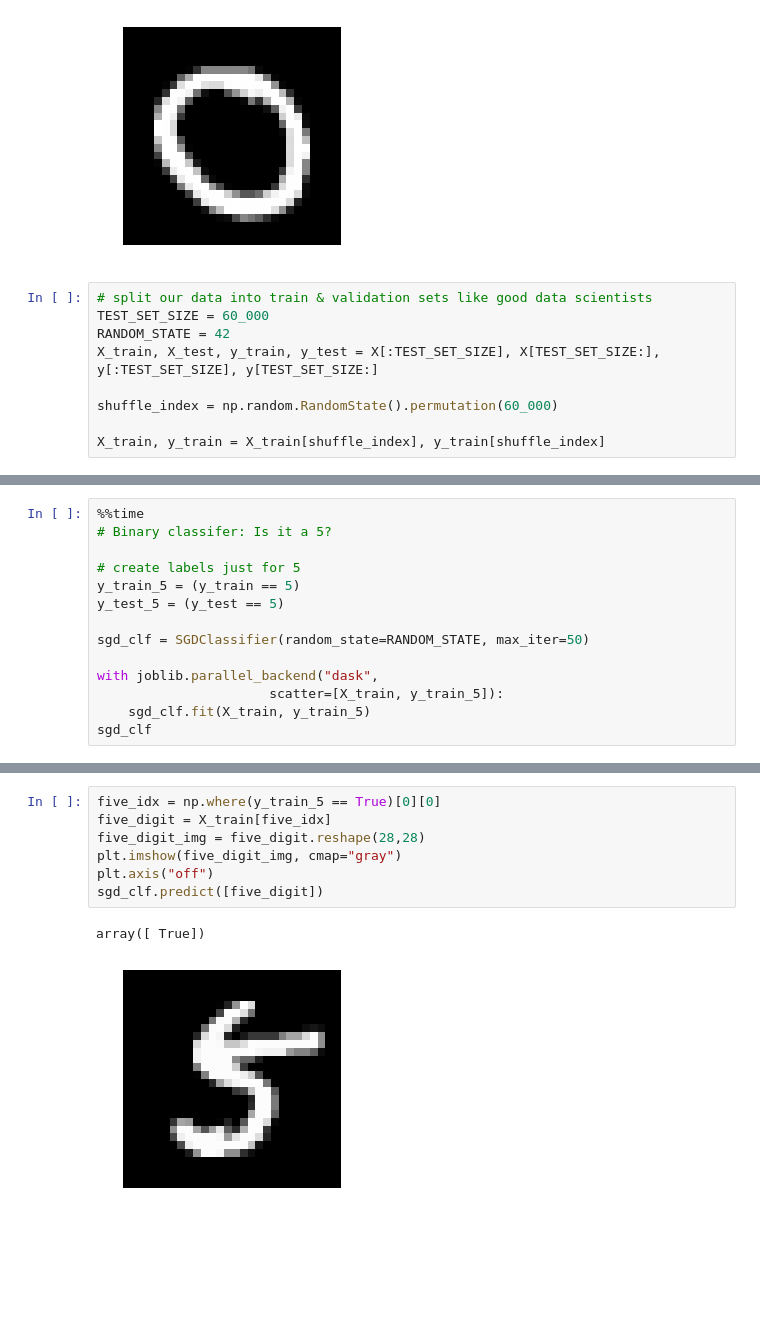
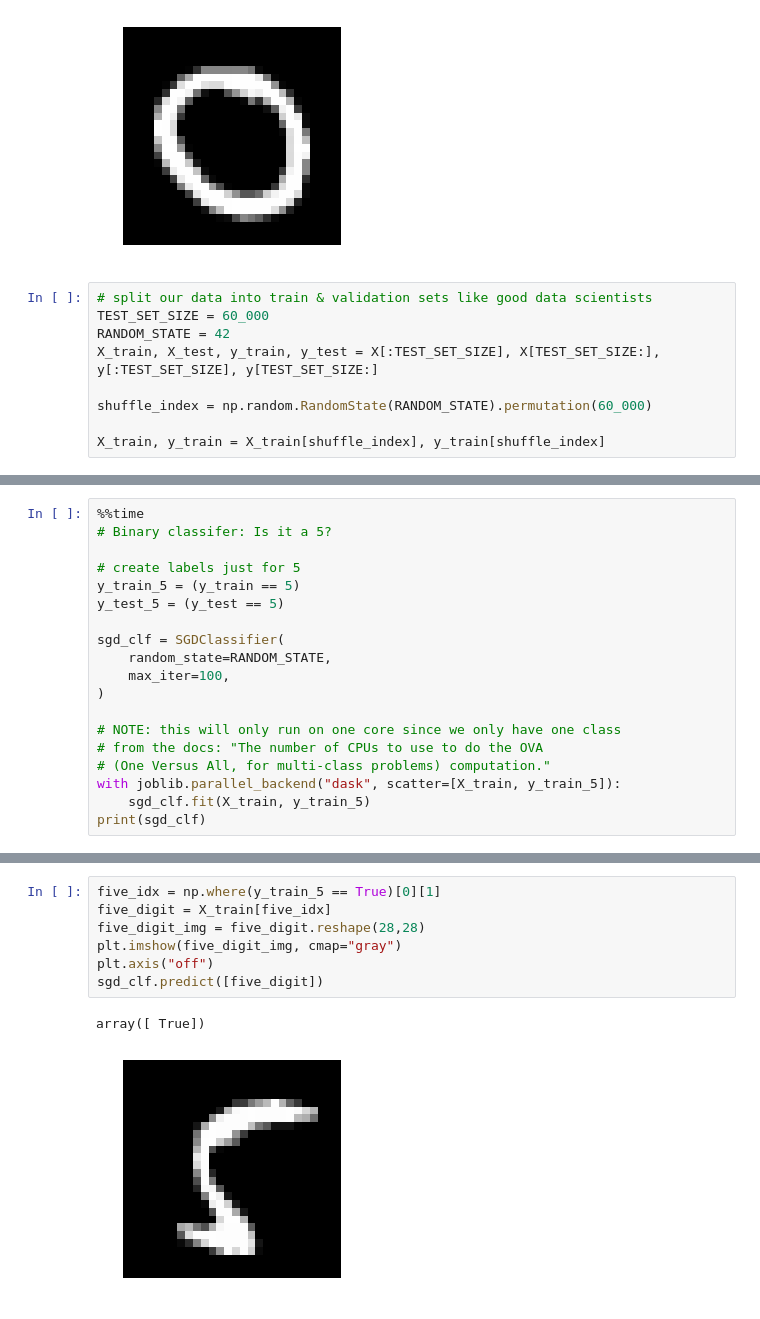
Before and after one commit to hammeiam/hands-on-with-ml, a Jupyter notebook: 3-classification.ipynb, the cells around one changed output, grey strips where cells are left out. Saved outputs shown, nothing was run; the diff lists cells and outputs as text; blank space fills up the shorter version.

```diff
--- a/3-classification.ipynb
+++ b/3-classification.ipynb
@@ -44,7 +44,7 @@ TEST_SET_SIZE = 60_000
 RANDOM_STATE = 42
 X_train, X_test, y_train, y_test = X[:TEST_SET_SIZE], X[TEST_SET_SIZE:], y[:TEST_SET_SIZE], y[TEST_SET_SIZE:]
 
-shuffle_index = np.random.RandomState().permutation(60_000)
+shuffle_index = np.random.RandomState(RANDOM_STATE).permutation(60_000)
 
 X_train, y_train = X_train[shuffle_index], y_train[shuffle_index]
 # %%
@@ -74,10 +64,15 @@ distributed.comm.tcp - WARNING - Closing dangling stream in <TCP local=tcp://127
 y_train_5 = (y_train == 5)
 y_test_5 = (y_test == 5)
 
-sgd_clf = SGDClassifier(random_state=RANDOM_STATE, max_iter=50)
+sgd_clf = SGDClassifier(
+    random_state=RANDOM_STATE,
+    max_iter=100,
+)
 
-with joblib.parallel_backend("dask",
-                      scatter=[X_train, y_train_5]):
+# NOTE: this will only run on one core since we only have one class
+# from the docs: "The number of CPUs to use to do the OVA
+# (One Versus All, for multi-class problems) computation."
+with joblib.parallel_backend("dask", scatter=[X_train, y_train_5]):
     sgd_clf.fit(X_train, y_train_5)
-sgd_clf
+print(sgd_clf)
 # %% [output]
@@ -86,13 +86,13 @@ Wall time: 3.6 s
 # %%
-five_idx = np.where(y_train_5 == True)[0][0]
+five_idx = np.where(y_train_5 == True)[0][1]
 five_digit = X_train[five_idx]
 five_digit_img = five_digit.reshape(28,28)
 plt.imshow(five_digit_img, cmap="gray")
 plt.axis("off")
 sgd_clf.predict([five_digit])
 # %% [output]
 array([ True])
-[figure, old version]
+[figure, new version]
 # %%
 # Performance Measures
 
```
Also changed, not shown: parts of 19 cells of this notebook.
